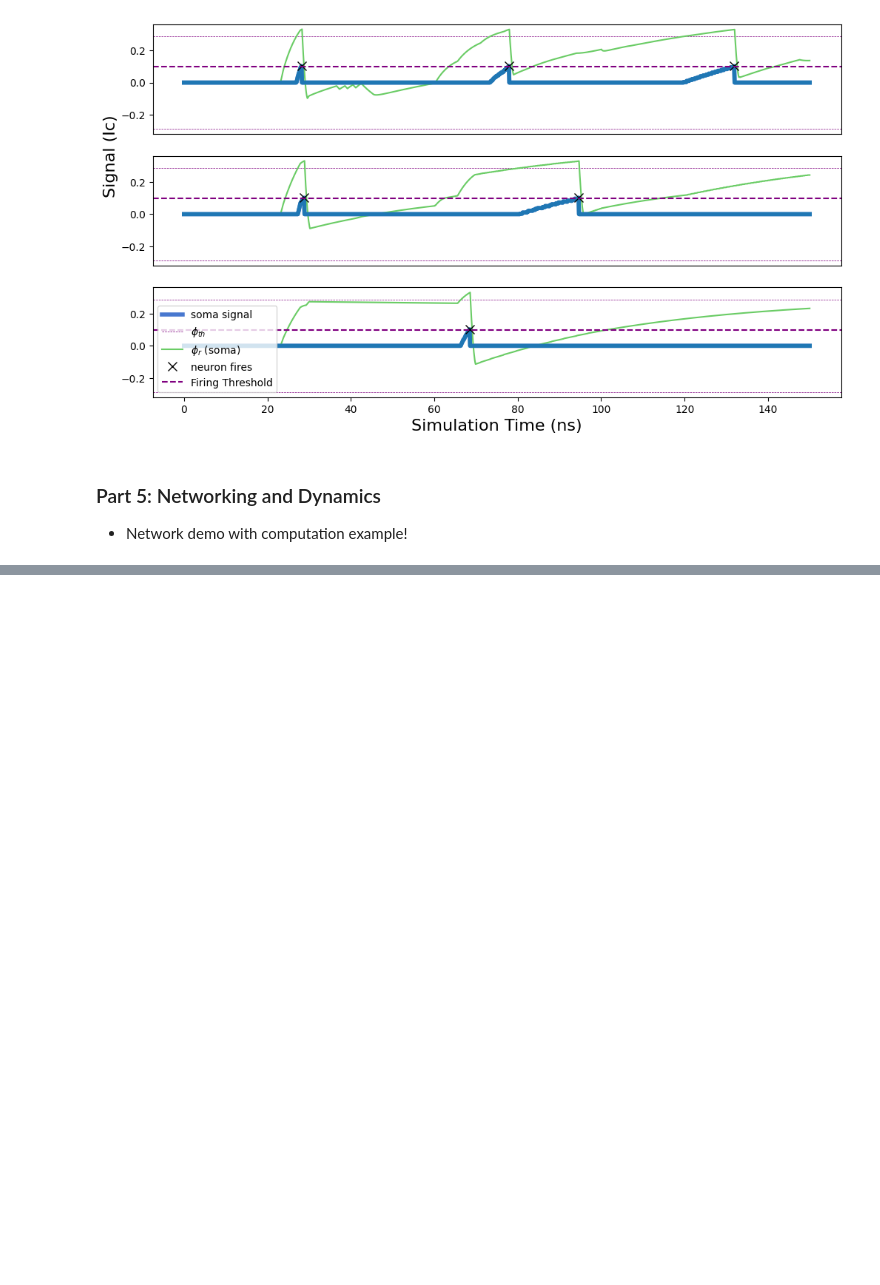
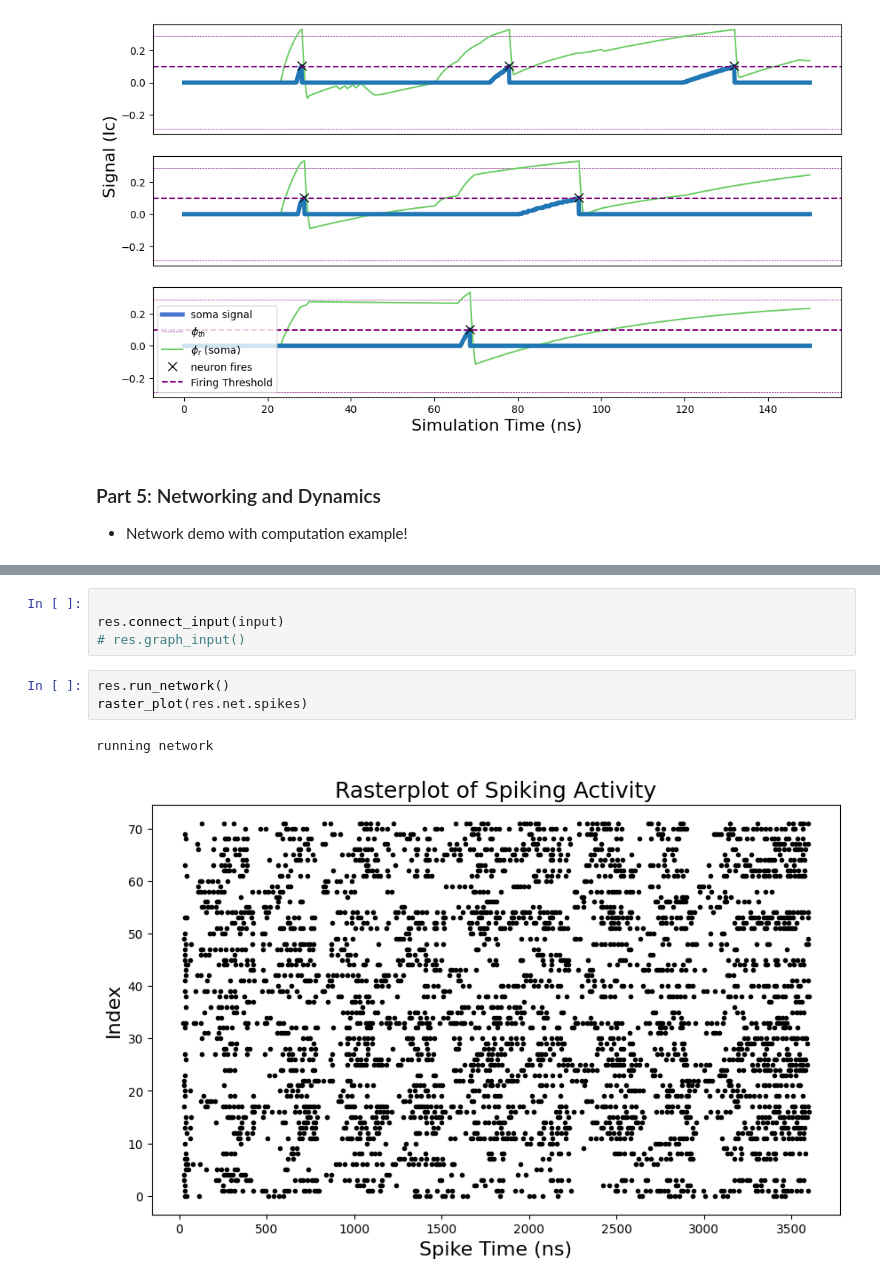
Before and after one commit to ryangitsit/sim_soens, a Jupyter notebook: tutorial_NICE.ipynb, the cells around one changed output, grey strips where cells are left out. Drawn from its saved outputs; the diff is of its cells as text; blank space fills up the shorter version.

```diff
--- a/tutorial_NICE.ipynb
+++ b/tutorial_NICE.ipynb
@@ -469,0 +486,10 @@ activity_plot(run_neurons,net,dend=False,phir=True,size=(12,8))
+# %%
+
+res.connect_input(input)
+# res.graph_input()
+# %%
+res.run_network()
+raster_plot(res.net.spikes)
+# %% [output]
+running network
+[figure, added]
```
Also changed, not shown: parts of 10 cells of this notebook, 6 other files.
